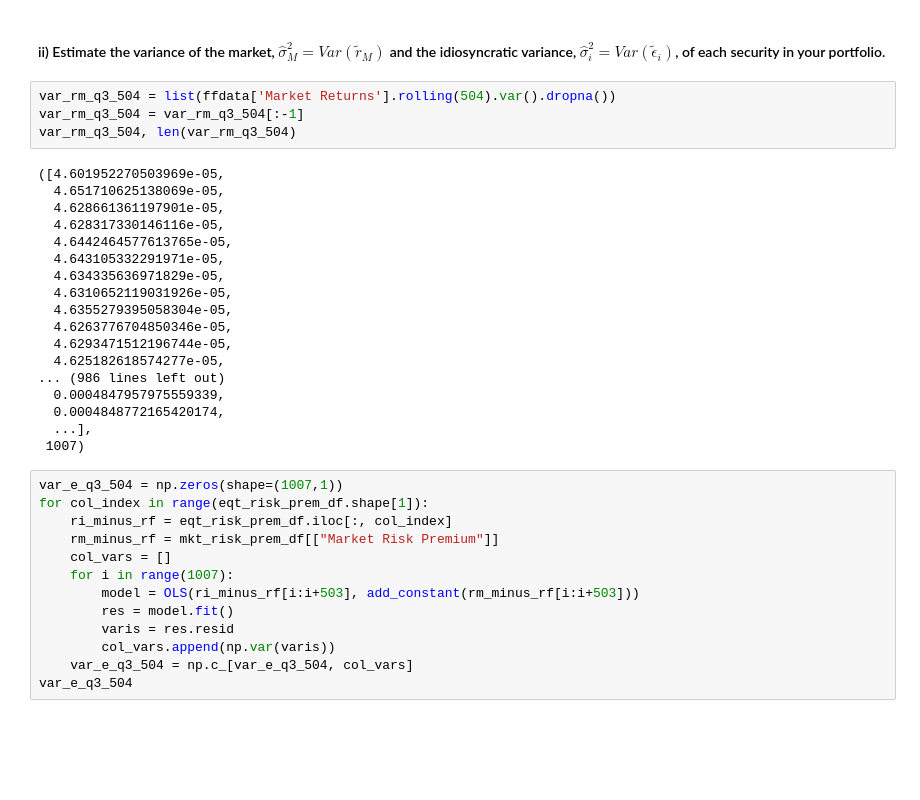
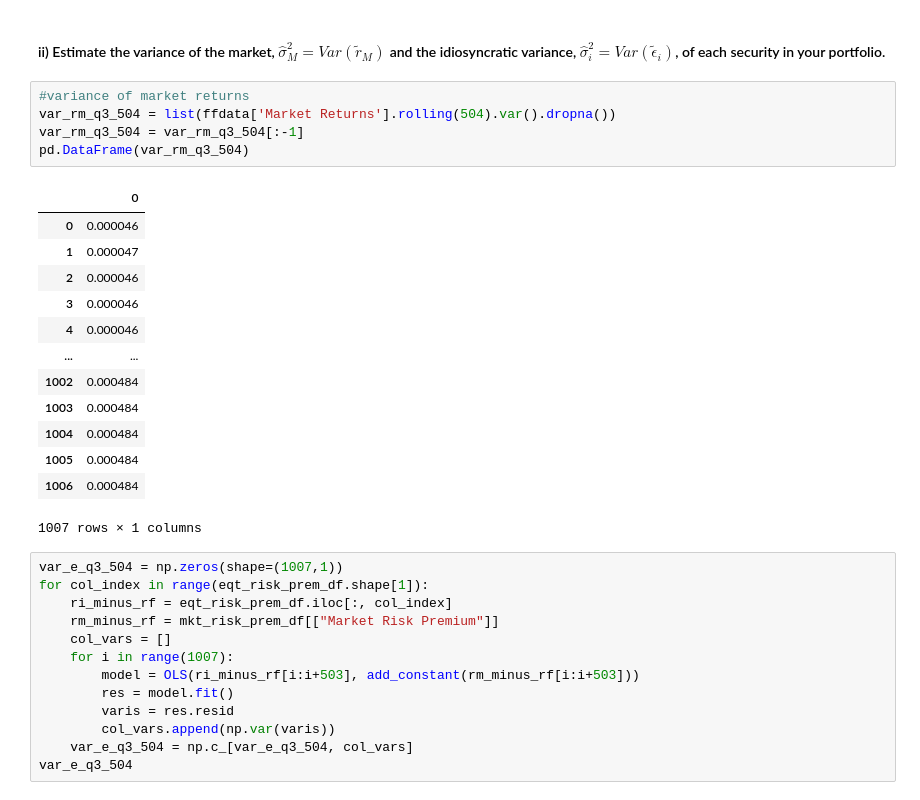
Before and after one commit to anhtulu12/econ139-f20, a Jupyter notebook: 139 Final Proj.ipynb, the cells around one changed output. Saved outputs shown, nothing was run; the diff lists cells and outputs as text; blank space fills up the shorter version.

```diff
--- a/139 Final Proj.ipynb
+++ b/139 Final Proj.ipynb
@@ -740,27 +729,24 @@ betas_df_q3_504
 # %% [markdown]
 #### ii) Estimate the variance of the market, $\hat{\sigma}^{2}_{M}=Var(\tilde{r}_M)$ and the idiosyncratic variance,  $\hat{\sigma}^{2}_{i}=Var(\tilde{\epsilon}_i)$, of each security in your portfolio.
 # %%
+#variance of market returns
 var_rm_q3_504 = list(ffdata['Market Returns'].rolling(504).var().dropna())
 var_rm_q3_504 = var_rm_q3_504[:-1]
-var_rm_q3_504, len(var_rm_q3_504)
+pd.DataFrame(var_rm_q3_504)
 # %% [output]
+|  | 0 |
+| 0 | 0.000046 |
+| 1 | 0.000047 |
+| 2 | 0.000046 |
+| 3 | 0.000046 |
+| 4 | 0.000046 |
+| ... | ... |
+| 1002 | 0.000484 |
+| 1003 | 0.000484 |
+| 1004 | 0.000484 |
+| 1005 | 0.000484 |
+| 1006 | 0.000484 |
-([4.601952270503969e-05,
-  4.651710625138069e-05,
-  4.628661361197901e-05,
-  4.628317330146116e-05,
-  4.6442464577613765e-05,
-  4.643105332291971e-05,
-  4.634335636971829e-05,
-  4.6310652119031926e-05,
-  4.6355279395058304e-05,
-  4.6263776704850346e-05,
-  4.6293471512196744e-05,
-  4.625182618574277e-05,
-... (986 lines left out)
-  0.0004847957975559339,
-  0.0004848772165420174,
-  ...],
- 1007)
+1007 rows × 1 columns
 # %%
 var_e_q3_504 = np.zeros(shape=(1007,1))
 for col_index in range(eqt_risk_prem_df.shape[1]):
```
Also changed, not shown: parts of 11 cells of this notebook, 4 other files.
